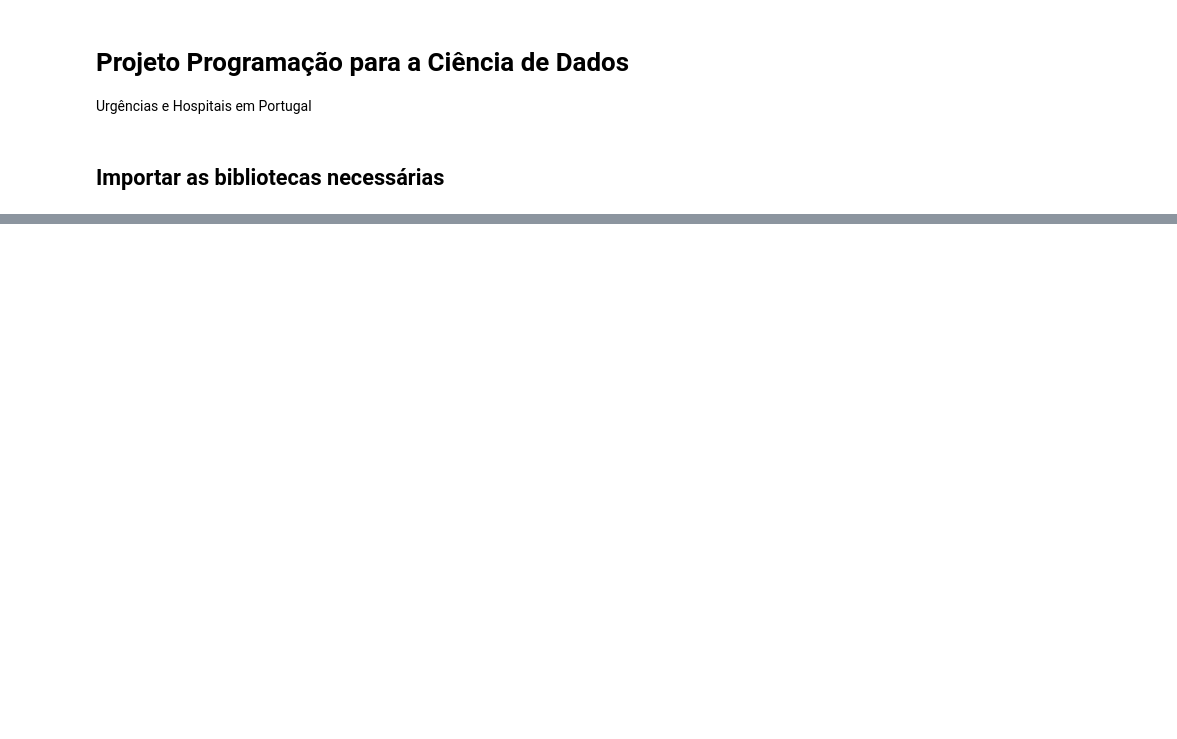
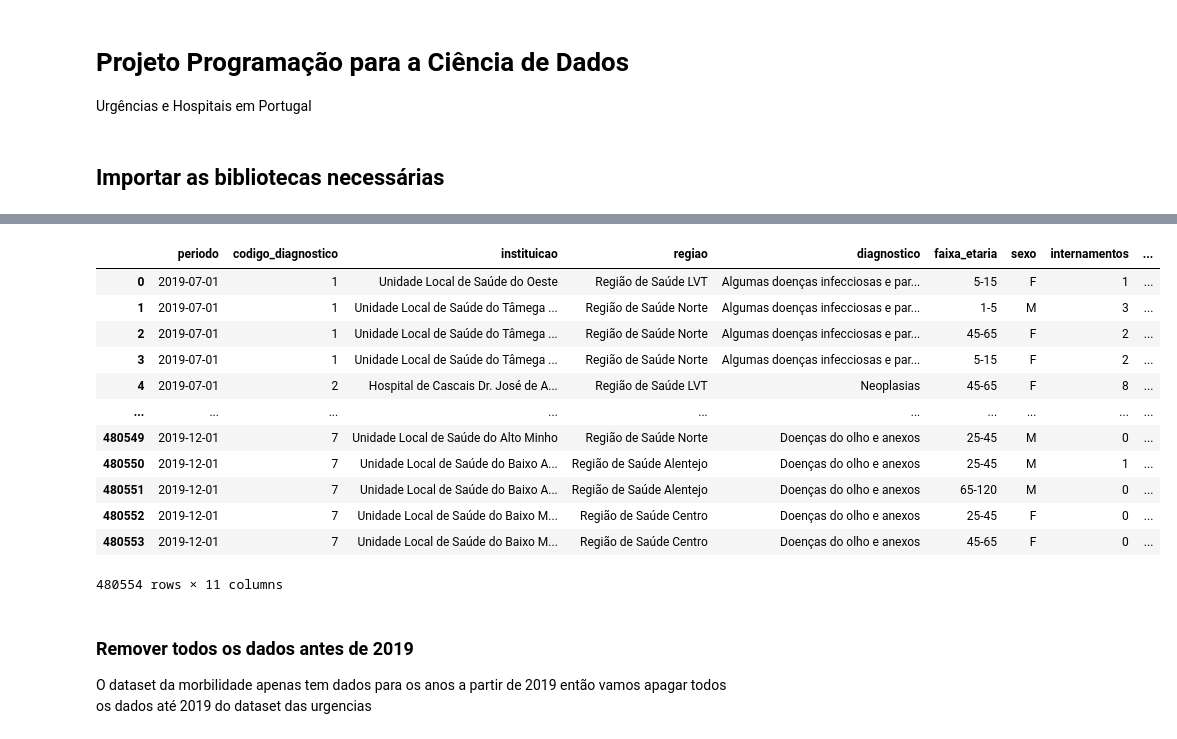
Before and after one commit to He1senb0rg/Projeto-PCD, a Jupyter notebook: projeto.ipynb, the cells around one changed output, grey strips where cells are left out. Cells and saved outputs as stored; diff of their text form; code cells hidden in the pictures; blank space fills up the shorter version.

Commit message:
comeco da limpeza de dados

```diff
--- a/projeto.ipynb
+++ b/projeto.ipynb
@@ -41,0 +84,25 @@ print(morbilidade.head())
+# %%
+morbilidade = morbilidade.rename(columns={
+    'Período': 'periodo',
+    'Regiões': 'regiao',
+    'Código Capítulo Diagnóstico Principal': 'codigo_diagnostico',
+    'Descrição Capítulo Diagnóstico Principal': 'diagnostico',
+    'Faixa Etária': 'faixa_etaria',
+    'Sexo': 'sexo',
+    'Internamentos': 'internamentos',
+    'Instituição': 'instituicao',
+    'Dias de Internamento': 'dias_internamento',
+    'Ambulatório': 'ambulatorio',
+    'Óbitos': 'obitos',
+})
+
+urgencias = urgencias.rename(columns={
+    'Período': 'periodo',
+    'Região': 'regiao',
+    'Instituição': 'instituicao',
+    'Urgências Geral': 'urgencias_geral',
+    'Urgências Pediátricas': 'urgencias_pediatricas',
+    'Urgência Obstétrica': 'urgencias_obstetricas',
+    'Urgência Psiquiátrica': 'urgencias_psiquiatricas',
+    'Total Urgências': 'total_urgencias'
+})
@@ -41,0 +112,8 @@ print(morbilidade.head())
+# %%
+urgencias['periodo'] = pd.to_datetime(urgencias['periodo'])
+morbilidade['periodo'] = pd.to_datetime(morbilidade['periodo'])
+
+print("Tipos de dados em urgências:")
+print(urgencias.dtypes)
+print("\nTipos de dados em morbilidade:")
+print(morbilidade.dtypes)
@@ -41,0 +141,28 @@ print(morbilidade.head())
+# %%
+morbilidade['faixa_etaria'] = morbilidade['faixa_etaria'].str.replace('[', '')
+morbilidade['faixa_etaria'] = morbilidade['faixa_etaria'].str.replace(']', '')
+
+morbilidade['instituicao'] = morbilidade['instituicao'].str.split(',').str[0]
+urgencias['instituicao'] = urgencias['instituicao'].str.split(',').str[0]
+
+morbilidade['regiao'] = morbilidade['regiao'].str.replace(' do ', ' ', regex=False)
+urgencias['regiao'] = urgencias['regiao'].str.replace(' do ', ' ', regex=False)
+
+morbilidade
+# %% [output]
+|  | periodo | codigo_diagnostico | instituicao | regiao | diagnostico | faixa_etaria | sexo | internamentos | ... |
+| 0 | 2019-07-01 | 1 | Unidade Local de Saúde do Oeste | Região de Saúde LVT | Algumas doenças infecciosas e par... | 5-15 | F | 1 | ... |
+| 1 | 2019-07-01 | 1 | Unidade Local de Saúde do Tâmega ... | Região de Saúde Norte | Algumas doenças infecciosas e par... | 1-5 | M | 3 | ... |
+| 2 | 2019-07-01 | 1 | Unidade Local de Saúde do Tâmega ... | Região de Saúde Norte | Algumas doenças infecciosas e par... | 45-65 | F | 2 | ... |
+| 3 | 2019-07-01 | 1 | Unidade Local de Saúde do Tâmega ... | Região de Saúde Norte | Algumas doenças infecciosas e par... | 5-15 | F | 2 | ... |
+| 4 | 2019-07-01 | 2 | Hospital de Cascais Dr. José de A... | Região de Saúde LVT | Neoplasias | 45-65 | F | 8 | ... |
+| ... | ... | ... | ... | ... | ... | ... | ... | ... | ... |
+| 480549 | 2019-12-01 | 7 | Unidade Local de Saúde do Alto Minho | Região de Saúde Norte | Doenças do olho e anexos | 25-45 | M | 0 | ... |
+| 480550 | 2019-12-01 | 7 | Unidade Local de Saúde do Baixo A... | Região de Saúde Alentejo | Doenças do olho e anexos | 25-45 | M | 1 | ... |
+| 480551 | 2019-12-01 | 7 | Unidade Local de Saúde do Baixo A... | Região de Saúde Alentejo | Doenças do olho e anexos | 65-120 | M | 0 | ... |
+| 480552 | 2019-12-01 | 7 | Unidade Local de Saúde do Baixo M... | Região de Saúde Centro | Doenças do olho e anexos | 25-45 | F | 0 | ... |
+| 480553 | 2019-12-01 | 7 | Unidade Local de Saúde do Baixo M... | Região de Saúde Centro | Doenças do olho e anexos | 45-65 | F | 0 | ... |
+480554 rows × 11 columns
+# %% [markdown]
+### Remover todos os dados antes de 2019
+O dataset da morbilidade apenas tem dados para os anos a partir de 2019 então vamos apagar todos os dados até 2019 do dataset das urgencias
```
Also changed, not shown: parts of 14 cells of this notebook, 1 other file.
